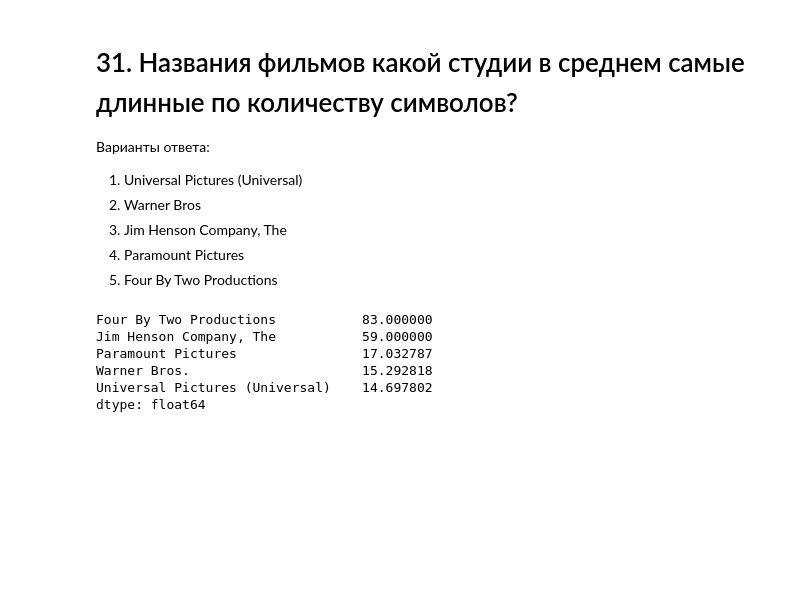
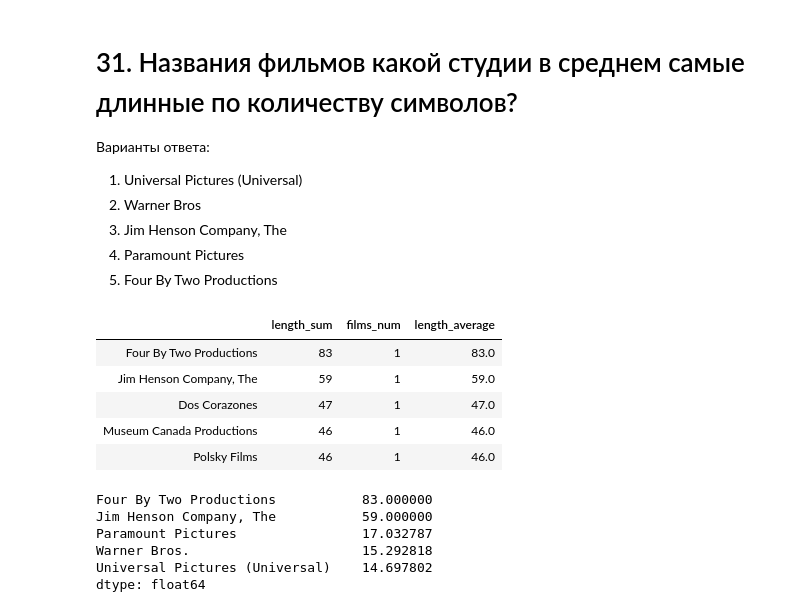
Before and after one commit to ivan-kud/ml-projects, a Jupyter notebook: [SF-DST] Movies IMBD v3.0.ipynb, the cells around one changed output. Drawn from its saved outputs; the diff is of its cells as text; code cells hidden in the pictures; blank space fills up the shorter version.

```diff
--- a/[SF-DST] Movies IMBD v3.0.ipynb
+++ b/[SF-DST] Movies IMBD v3.0.ipynb
@@ -730,4 +759,37 @@ dtype: int64
 3. Jim Henson Company, The
 4. Paramount Pictures
 5. Four By Two Productions
+# %%
+answer_ls.append(5)
+
+# Создаем дополнительный столбец данных с длиной названия фильма в символах
+df = data.loc[:, ['production_companies', 'original_title']]
+df['length'] = df['original_title'].apply(lambda x: len(x))
+df.columns = ['company', 'title', 'length']
+
+# Вычисляем сумму длин названий фильмов и количество фильмов для всех компаний
+d = defaultdict(list)
+for i, company_list in enumerate(df['company'].str.split('|')):
+    for company in company_list:
+        if d[company] == []:
+            d[company].append(0)
+            d[company].append(0)
+        d[company][0] += df['length'].iat[i]
+        d[company][1] += 1
+
+# Создаем датафрейм из словаря
+df = pd.DataFrame.from_dict(d, orient='index', columns=['length_sum', 'films_num'])
+
+# Создаем столбец со средней длиной названий фильмов
+df['length_average'] = df['length_sum'] / df['films_num']
+
+# Сортируем и представляем результат
+df.sort_values(['length_average', 'films_num'], ascending=False).head()
+# %% [output]
+|  | length_sum | films_num | length_average |
+| Four By Two Productions | 83 | 1 | 83.0 |
+| Jim Henson Company, The | 59 | 1 | 59.0 |
+| Dos Corazones | 47 | 1 | 47.0 |
+| Museum Canada Productions | 46 | 1 | 46.0 |
+| Polsky Films | 46 | 1 | 46.0 |
 # %%
```
Also changed, not shown: parts of 16 cells of this notebook.
